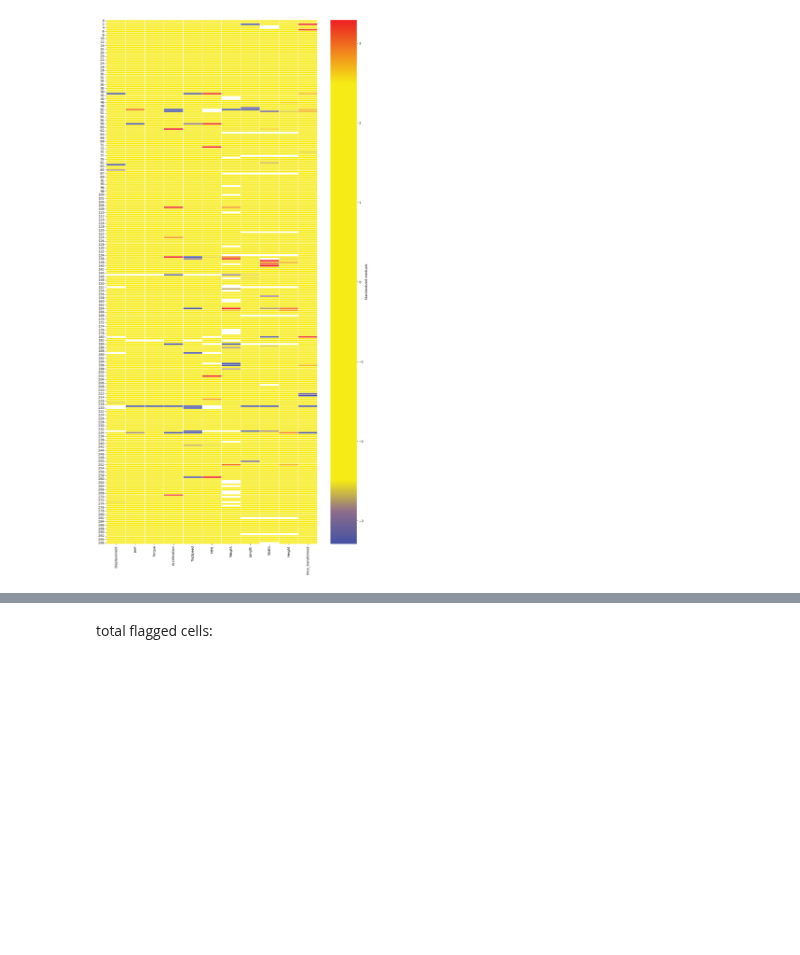
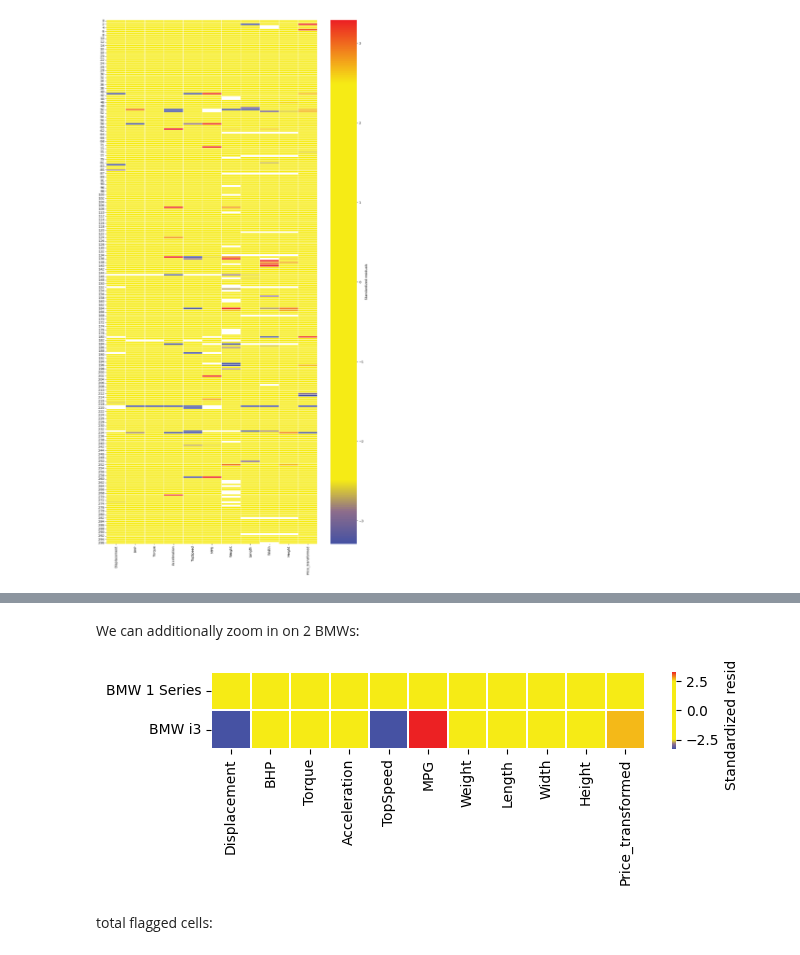
Before and after one commit to STAN-UAntwerp/robpy, a Jupyter notebook: demo_notebooks/topgear.ipynb, the cells around one changed output, grey strips where cells are left out. Cells and saved outputs as stored; diff of their text form; code cells hidden in the pictures; blank space fills up the shorter version.

```diff
--- a/demo_notebooks/topgear.ipynb
+++ b/demo_notebooks/topgear.ipynb
@@ -233,3 +241,10 @@ ddc.cellmap(clean_data.drop(columns=['Price']), figsize=(15,30))
+# %% [markdown]
+We can additionally zoom in on 2 BMWs:
+# %%
+ax = ddc.cellmap(clean_data.drop(columns=['Price']),row_zoom=[31,41], figsize=(7,1))
+ax.set_yticklabels([cars[i] for i in [31,41]], rotation=0);
+# %% [output]
+[figure, added]
 # %% [markdown]
 total flagged cells:
 # %%
```
Also changed, not shown: parts of 12 cells of this notebook, 3 other files.
